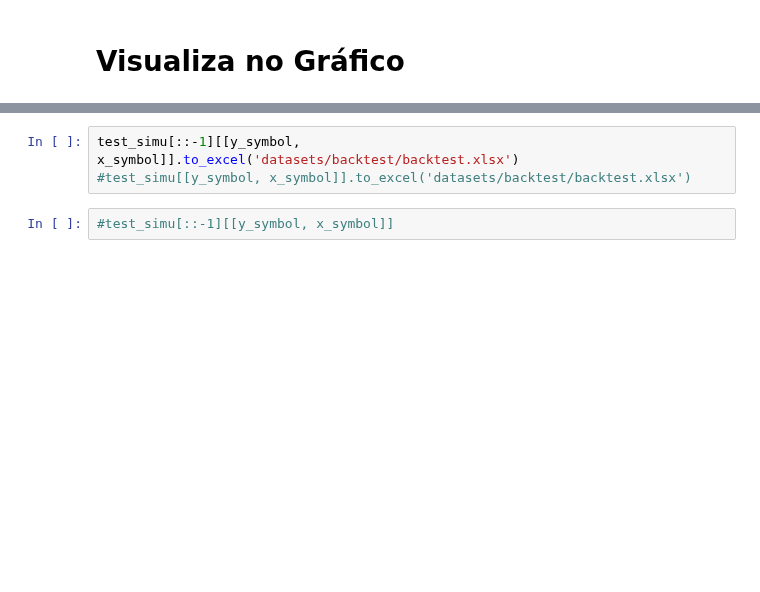
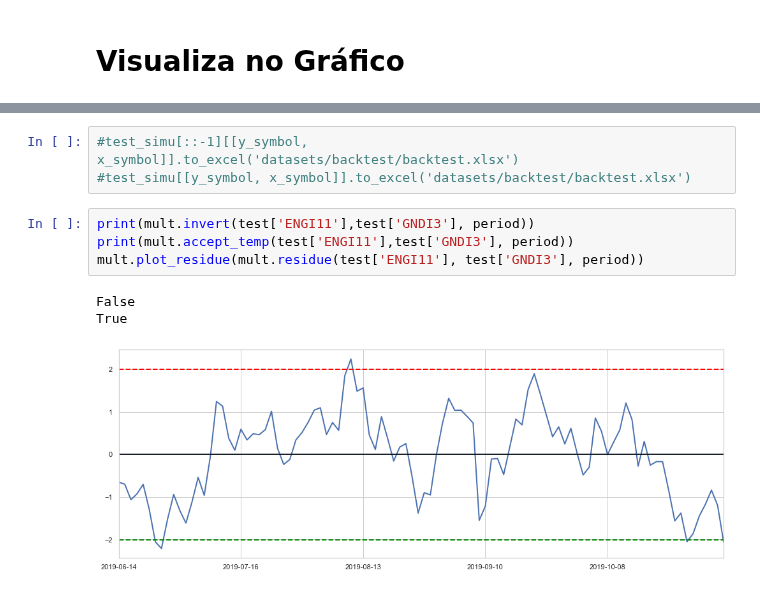
Before and after one commit to andreolvgomes/long-short-by-cointegration, a Jupyter notebook: BackTest.ipynb, the cells around one changed output, grey strips where cells are left out. Saved outputs shown, nothing was run; the diff lists cells and outputs as text; blank space fills up the shorter version.

```diff
--- a/BackTest.ipynb
+++ b/BackTest.ipynb
@@ -404,5 +418,11 @@ PONTO DE SAÍDA
 # %%
-test_simu[::-1][[y_symbol, x_symbol]].to_excel('datasets/backtest/backtest.xlsx')
+#test_simu[::-1][[y_symbol, x_symbol]].to_excel('datasets/backtest/backtest.xlsx')
 #test_simu[[y_symbol, x_symbol]].to_excel('datasets/backtest/backtest.xlsx')
-# %%
-#test_simu[::-1][[y_symbol, x_symbol]]
+# %%
+print(mult.invert(test['ENGI11'],test['GNDI3'], period))
+print(mult.accept_temp(test['ENGI11'],test['GNDI3'], period))
+mult.plot_residue(mult.residue(test['ENGI11'], test['GNDI3'], period))
+# %% [output]
+False
+True
+[figure, added]
```
Also changed, not shown: parts of 8 cells of this notebook, 6 other files.
